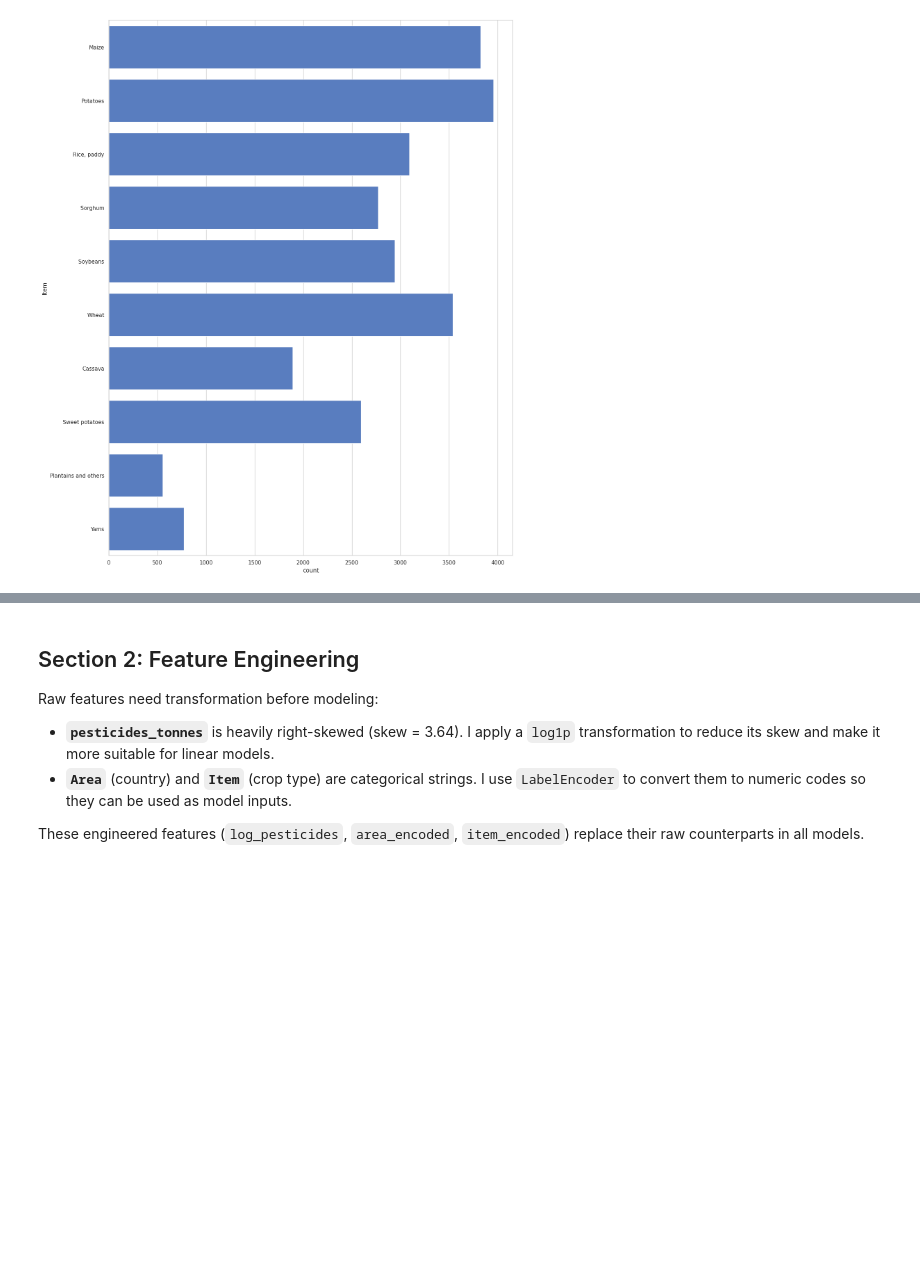
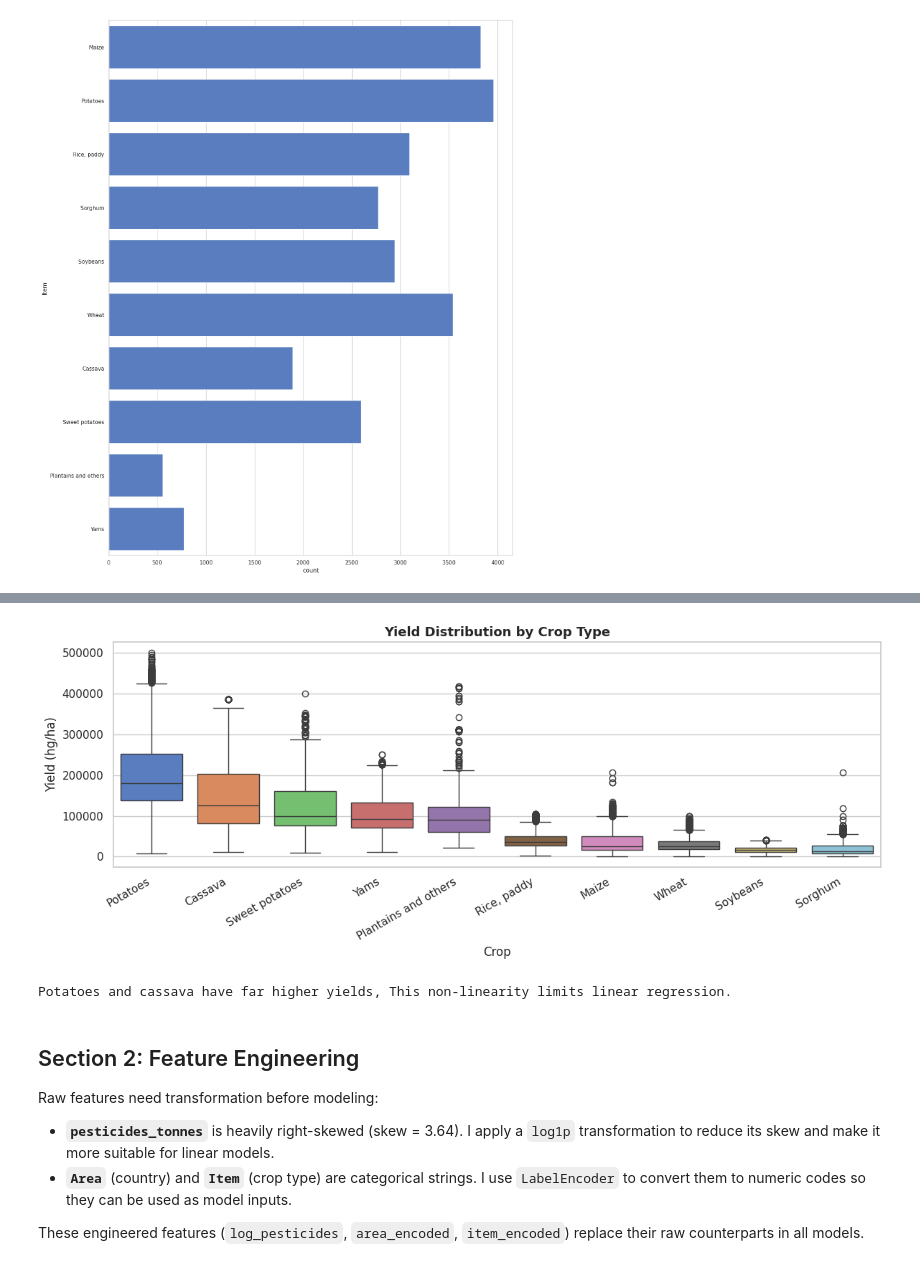
Before and after one commit to Tresor26/linear_regression_model, a Jupyter notebook: summative/linear_regression/multivariate.ipynb, the cells around one changed output, grey strips where cells are left out. Cells and saved outputs as stored; diff of their text form; code cells hidden in the pictures; blank space fills up the shorter version.

```diff
--- a/summative/linear_regression/multivariate.ipynb
+++ b/summative/linear_regression/multivariate.ipynb
@@ -146,3 +170,19 @@ plt.show()
+# %%
+# Yield by crop Type
+plt.figure(figsize=(12, 5))
+order = df.groupby('Item')['hg/ha_yield'].median().sort_values(ascending=False).index
+sns.boxplot(data=df, x='Item', y='hg/ha_yield', order=order, palette='muted')
+plt.xticks(rotation=30, ha='right')
+plt.title('Yield Distribution by Crop Type', fontsize=13, fontweight='bold')
+plt.xlabel('Crop')
+plt.ylabel('Yield (hg/ha)')
+plt.tight_layout()
+plt.savefig('yield_by_crop.png', dpi=150, bbox_inches='tight')
+plt.show()
+print("Potatoes and cassava have far higher yields, This non-linearity limits linear regression.")
+# %% [output]
+[figure, added]
+Potatoes and cassava have far higher yields, This non-linearity limits linear regression.
 # %% [markdown]
 ## Section 2: Feature Engineering
 
```
Also changed, not shown: parts of 6 cells of this notebook, 4 other files.
